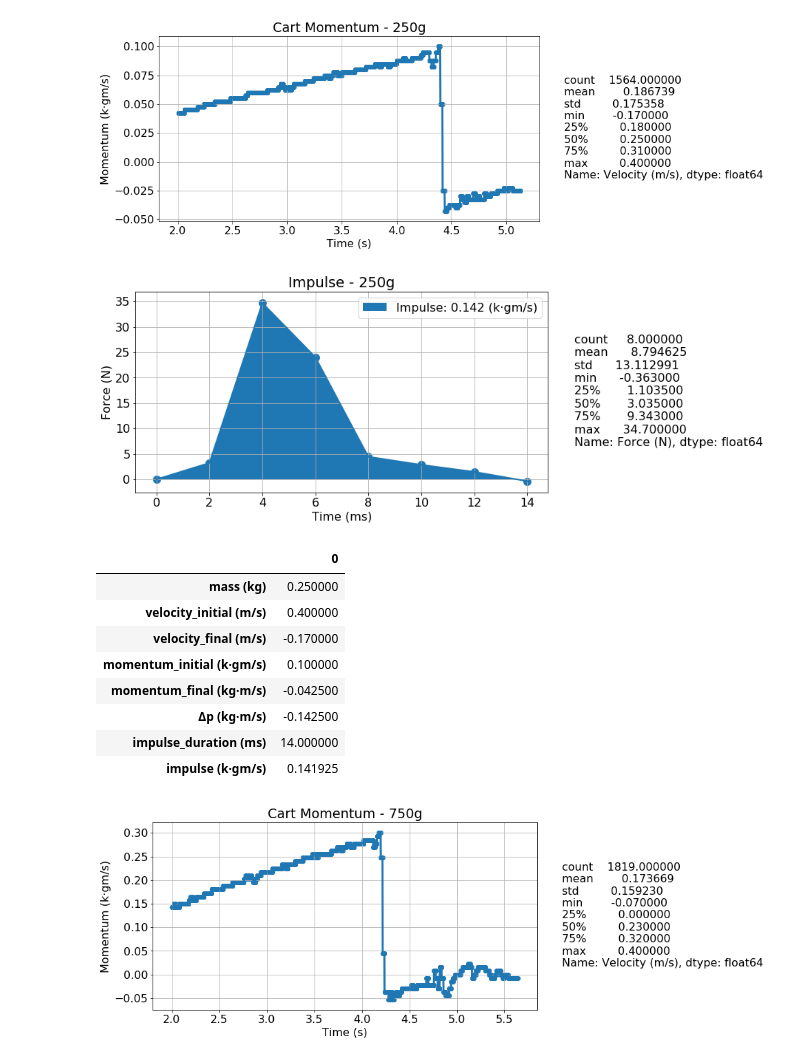
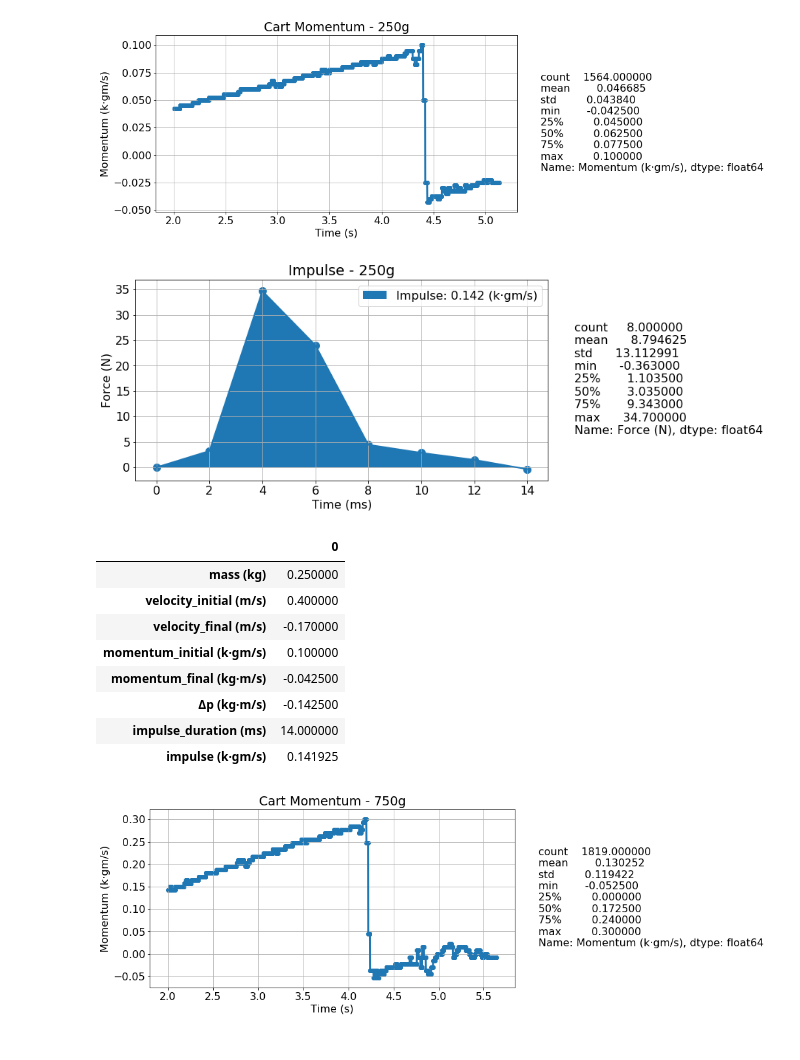
Before and after one commit to csvance/data-analysis, a Jupyter notebook: impulse_momentum/impulse_momentum.ipynb, the cells around one changed output. Cells and saved outputs as stored; diff of their text form; code cells hidden in the pictures.

```diff
--- a/impulse_momentum/impulse_momentum.ipynb
+++ b/impulse_momentum/impulse_momentum.ipynb
@@ -29,15 +29,17 @@ def lab(df, title, mass):
         elif val is not None:
             df['Velocity (m/s)'][s_idx] = val
 
-    # Trim
-    df = df[1002:]
+    # Trim & Copy
+    df = df[1002:].copy()
 
-    plt.plot(df['Time (s)'], df['Velocity (m/s)']*mass)
-    plt.scatter(df['Time (s)'], df['Velocity (m/s)']*mass)
+    df['Momentum (k·gm/s)'] = df['Velocity (m/s)'] * mass
+
+    plt.plot(df['Time (s)'], df['Momentum (k·gm/s)'])
+    plt.scatter(df['Time (s)'], df['Momentum (k·gm/s)'])
     plt.ylabel('Momentum (k·gm/s)')
     plt.xlabel('Time (s)')
     t = 'Cart Momentum - %s' % (title)
-    plt.figtext(0.95, 0.3, df['Velocity (m/s)'].describe())
+    plt.figtext(0.95, 0.3, df['Momentum (k·gm/s)'].describe())
     plt.title(t)
     plt.savefig(t, bbox_inches='tight')
     plt.show()
@@ -86,34 +88,34 @@ def lab(df, title, mass):
     plt.plot(df['Time (s)']*1000, df['Force (N)'], lw=2, color=color_border)
 
     plt.fill_between(df['Time (s)']*1000, df['Force (N)'], facecolor=color_fill)
     plt.scatter(df['Time (s)']*1000, df['Force (N)'], color=color_border, linewidths=5)
 
     p1 = Rectangle((0, 0), 1, 1, fc=color_fill)
     plt.legend([p1], ['Impulse: %.3f (k·gm/s)' % impulse])
 
     plt.figtext(0.95, 0.3, df['Force (N)'].describe())
 
     plt.ylabel('Force (N)')
     plt.xlabel('Time (ms)')
     t = 'Impulse - %s' % (title)
     plt.title(t)
     plt.savefig(t, bbox_inches='tight')
     plt.show()
 
     df_results = pd.DataFrame.from_dict(results, orient='index')
     display(df_results)
     return pd.DataFrame.from_dict(results, orient='index')
 
 df_250g = pd.read_csv('250g.csv')
 df_750g = pd.read_csv('750g.csv')
 df_1250g = pd.read_csv('1250g.csv')
 
 
 lab(df_250g, '250g', 0.250)
 lab(df_750g, '750g', 0.750)
 lab(df_1250g, '1250g', 1.250)
 # %% [output]
-[figure, old version]
+[figure, new version]
 [figure]
 |  | 0 |
 | mass (kg) | 0.250000 |
@@ -124,7 +126,7 @@ lab(df_1250g, '1250g', 1.250)
 | Δp (kg·m/s) | -0.142500 |
 | impulse_duration (ms) | 14.000000 |
 | impulse (k·gm/s) | 0.141925 |
-[figure, old version]
+[figure, new version]
 [figure]
 |  | 0 |
 | mass (kg) | 0.750000 |
```
Also changed, not shown: parts of 1 cell of this notebook, 14 other files.
